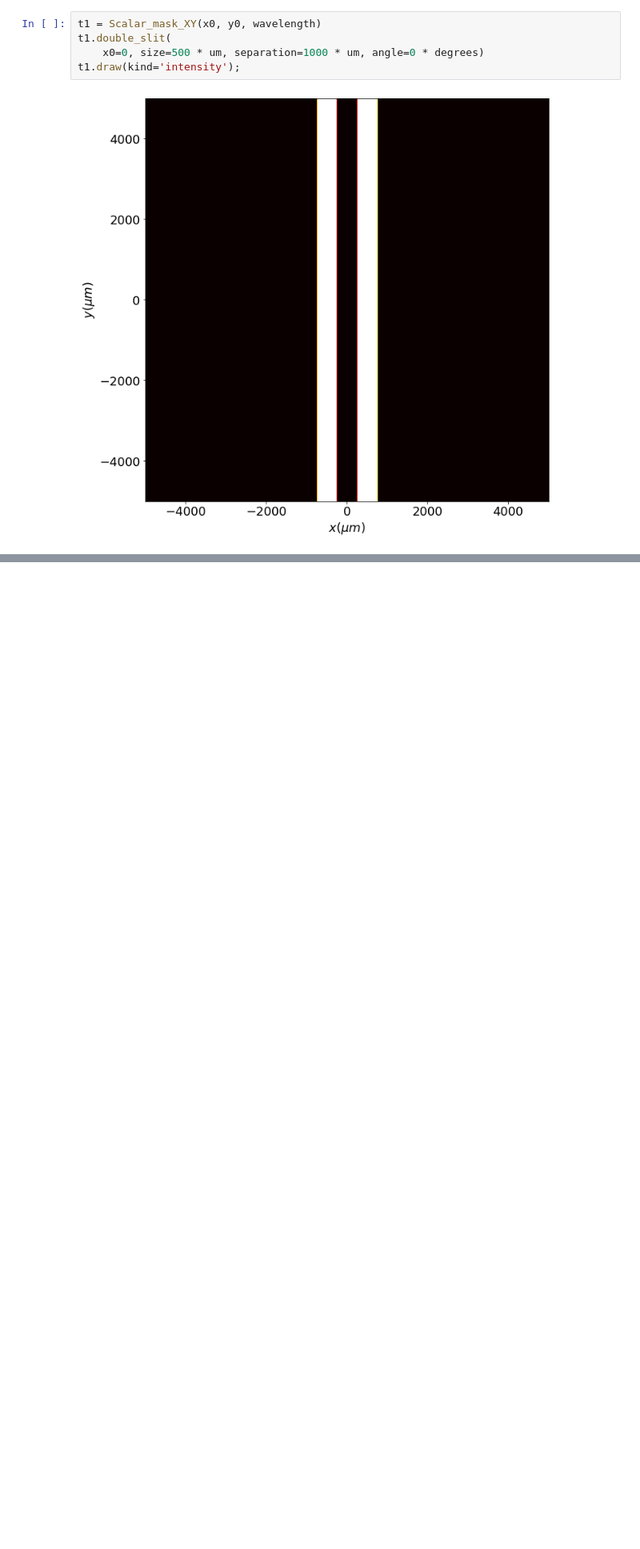
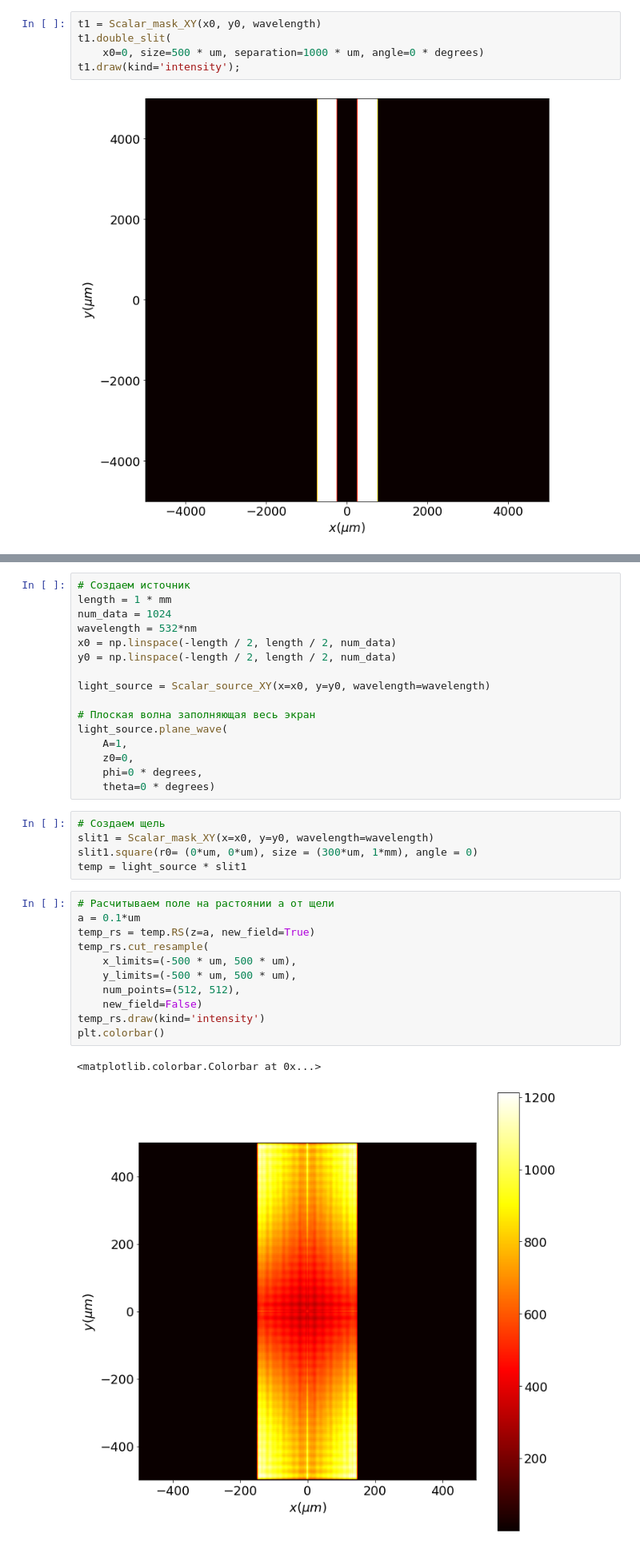
Before and after one commit to Zelenyy/python-optics-lab, a Jupyter notebook: notebooks/Work_512_Difraction.ipynb, the cells around one changed output, grey strips where cells are left out. Shown at 80% size. Saved outputs shown, nothing was run; the diff lists cells and outputs as text; blank space fills up the shorter version.

```diff
--- a/notebooks/Work_512_Difraction.ipynb
+++ b/notebooks/Work_512_Difraction.ipynb
@@ -254,0 +152,35 @@ temp_frenel.draw(kind = 'intensity')
+# %%
+# Создаем источник
+length = 1 * mm
+num_data = 1024
+wavelength = 532*nm
+x0 = np.linspace(-length / 2, length / 2, num_data)
+y0 = np.linspace(-length / 2, length / 2, num_data)
+
+light_source = Scalar_source_XY(x=x0, y=y0, wavelength=wavelength)
+
+# Плоская волна заполняющая весь экран
+light_source.plane_wave(
+    A=1,
+    z0=0,
+    phi=0 * degrees,
+    theta=0 * degrees)
+# %%
+# Создаем щель
+slit1 = Scalar_mask_XY(x=x0, y=y0, wavelength=wavelength)
+slit1.square(r0= (0*um, 0*um), size = (300*um, 1*mm), angle = 0)
+temp = light_source * slit1
+# %%
+# Расчитываем поле на растоянии а от щели
+a = 0.1*um
+temp_rs = temp.RS(z=a, new_field=True)
+temp_rs.cut_resample(
+    x_limits=(-500 * um, 500 * um),
+    y_limits=(-500 * um, 500 * um),
+    num_points=(512, 512),
+    new_field=False)
+temp_rs.draw(kind='intensity')
+plt.colorbar()
+# %% [output]
+<matplotlib.colorbar.Colorbar at 0x...>
+[figure, added]
```
Also changed, not shown: parts of 38 cells of this notebook.
